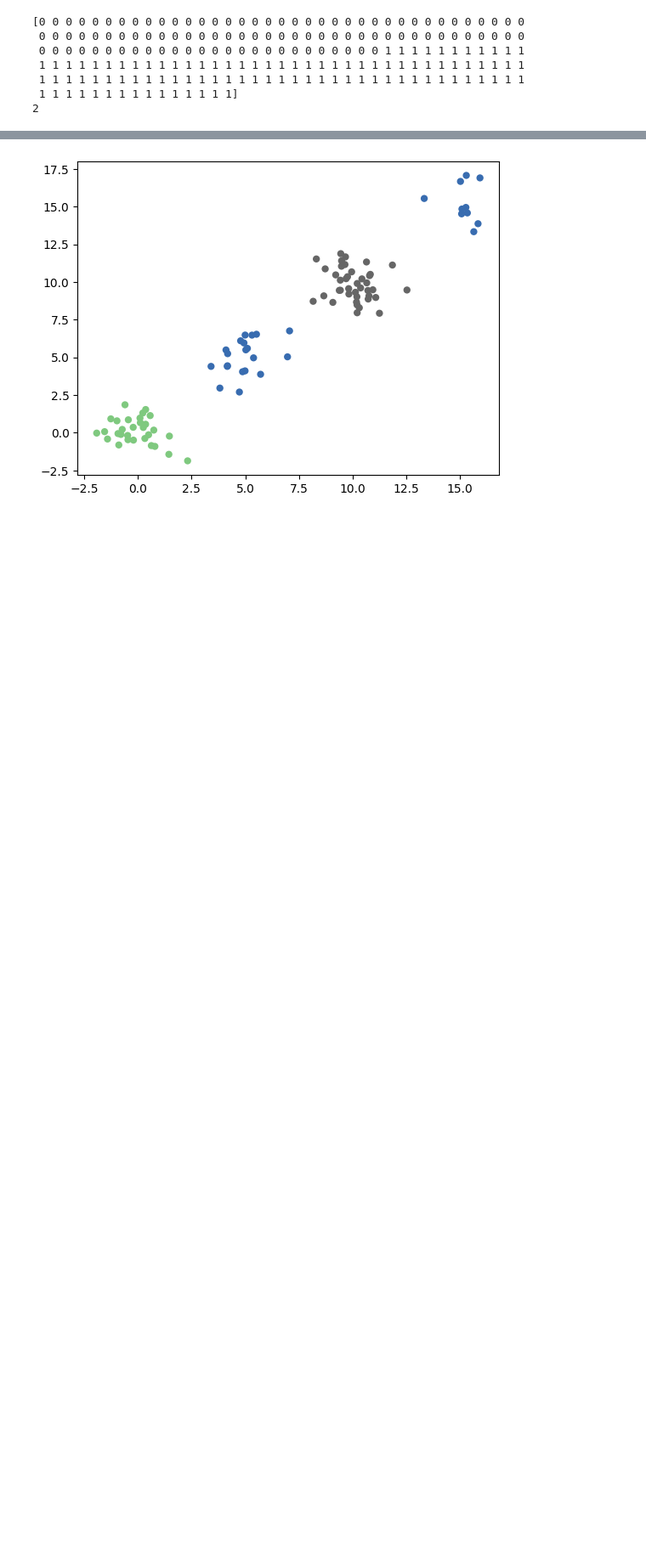
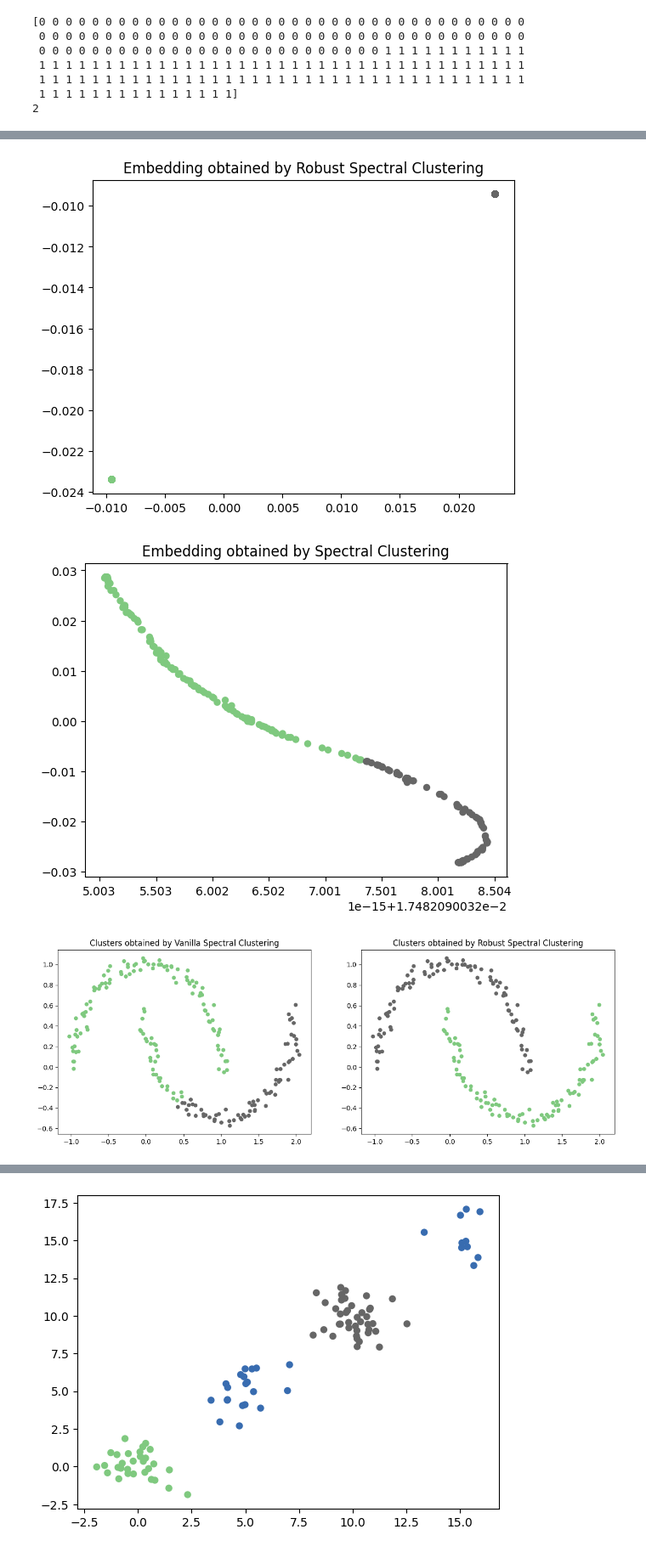
Before and after one commit to kun0906/rkm, a Jupyter notebook: src/legacy/example.ipynb, the cells around one changed output, grey strips where cells are left out. Shown: that part at 85% size. Cells and saved outputs as stored; diff of their text form; code cells hidden in the pictures; blank space fills up the shorter version.

```diff
--- a/src/legacy/example.ipynb
+++ b/src/legacy/example.ipynb
@@ -34,28 +135,55 @@ plt.title('Ground truth clusters');
 # %%
 best = [0, 0]
 # for theta in [1, 10, 20, 50, 100, 200]:
 #     for m in [0.1, 0.2, 0.3, 0.4, 0.5, 0.6, 0.7, 0.8, 0.9]:
 from itertools import product
-nns = [15] # number of neighbours to consider for constructing the KNN graph (excluding the node itself)
-thetas = [20]     # number of corrupted edges to remove/2 = theta
+nns = [15] # [5, 10, 15, 20, 100] # number of neighbours to consider for constructing the KNN graph (excluding the node itself)
+thetas = [50]     # number of corrupted edges to remove/2 = theta
 ms= [0.5] # [0.1, 0.2, 0.3, 0.4, 0.5]  # minimum  percentage of neighbours will be removed for each node (omega_i constraints)
 for nn, theta, m in product(nns, thetas, ms):
     try:
         #   print(f"*** theta: {theta}, m={m}")
-        rsc = RSC(k=k, nn=nn, theta=theta, m=m, verbose=False)
+        rsc = RSC(k=k, nn=nn, theta=theta, m=m, affinity='knn', verbose=False)
         y_rsc = rsc.fit_predict(X)
+        # print(rsc.h)
+        plt.scatter(rsc.H[:, 0], rsc.H[:, 1], c=y_rsc,  cmap='Accent', linewidths=0)
+        plt.title('Embedding obtained by Robust Spectral Clustering')
+        plt.show()
+
         # print(y_rsc)
         nmi_rsc = nmi(y, y_rsc)
 
-        sc = SpectralClustering(n_clusters=k, n_neighbors=nn+1, affinity='nearest_neighbors')  # nn+1 since they include self
-        y_sc = sc.fit_predict(X)
+        # sc = SpectralClustering(n_clusters=k, n_neighbors=nn+1, affinity='nearest_neighbors')  # nn+1 since they include self
+        # y_sc = sc.fit_predict(X)
+        X_sc = sc_embedding(X, k, affinity='knn', q=0.3, n_neighbors=nn, normalize=False, random_state=42)
+        from _kmeans import k_means as sklearn_k_means
+        centroids_, labels_, inertia_, *_ = sklearn_k_means(X=X_sc, n_clusters=k,
+                                                                                   init='k-means++',
+                                                                                   n_init=1,
+                                                                                   random_state=42)
+        y_sc = labels_
+        plt.scatter(X_sc[:, 0], X_sc[:, 1], c=y_sc,  cmap='Accent', linewidths=0)
+        plt.title('Embedding obtained by Spectral Clustering')
+        plt.show()
         # print(y_sc)
         nmi_sc = nmi(y, y_sc)
     #         print('Vanilla Spectral Clustering NMI: {:.4f}\n Robust Spectral Clustering NMI: {:.4f}'.format(nmi(y, y_sc), nmi(y, y_rsc)))
 
         if nmi_rsc > best[0]:
             best = [nmi_rsc, nmi_sc, nn, theta, m, y_rsc, y_sc]
+
+        y_sc, y_rsc = best[-1], best[-2]
+        fig, ax = plt.subplots(1, 2, figsize=[15, 5])
+        ax[0].scatter(X[:, 0], X[:, 1], c=y_sc, cmap='Accent', linewidths=0)
+        ax[0].set_title('Clusters obtained by Vanilla Spectral Clustering')
+
+        ax[1].scatter(X[:, 0], X[:, 1], c=y_rsc, cmap='Accent', linewidths=0)
+        ax[1].set_title('Clusters obtained by Robust Spectral Clustering');
+        plt.show()
     except Exception as e:
         print(e, nn, theta)
 print(best)
 # %% [output]
+[figure, added]
+[figure, added]
+[figure, added]
```
Also changed, not shown: parts of 9 cells of this notebook, 12 other files.
